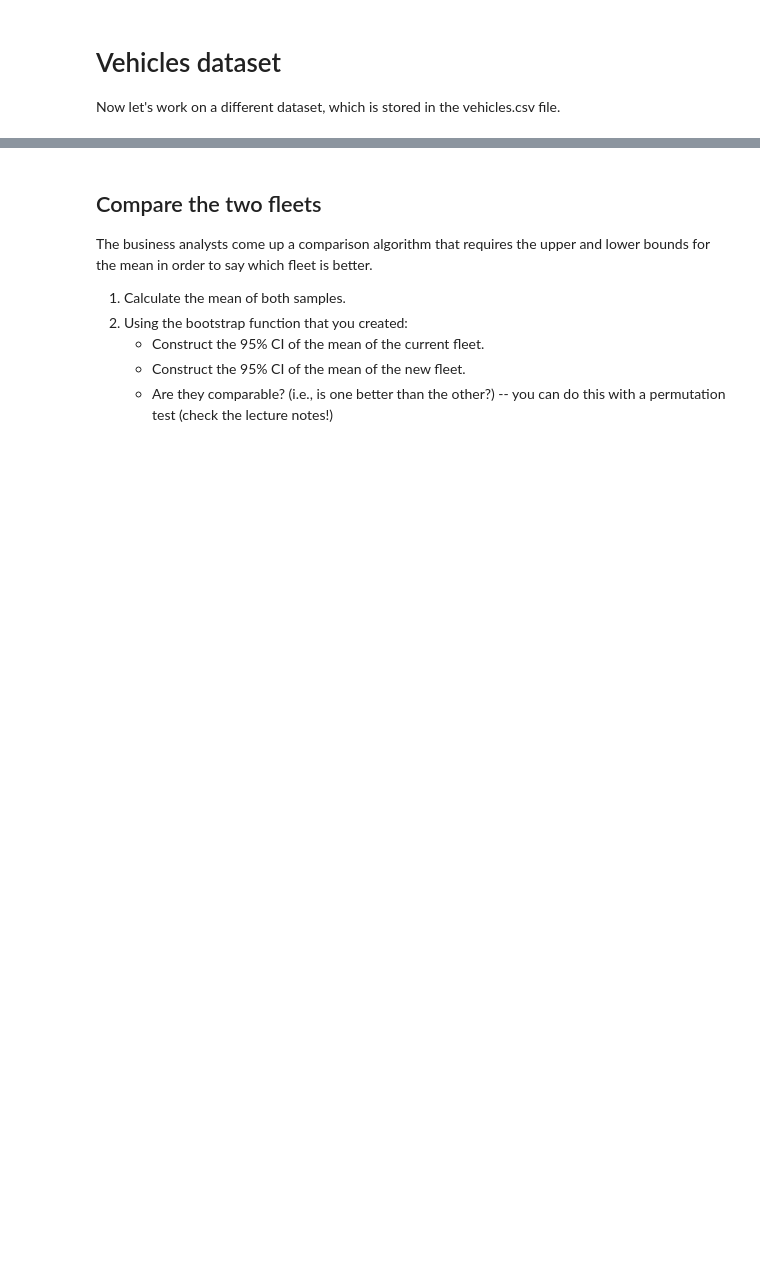
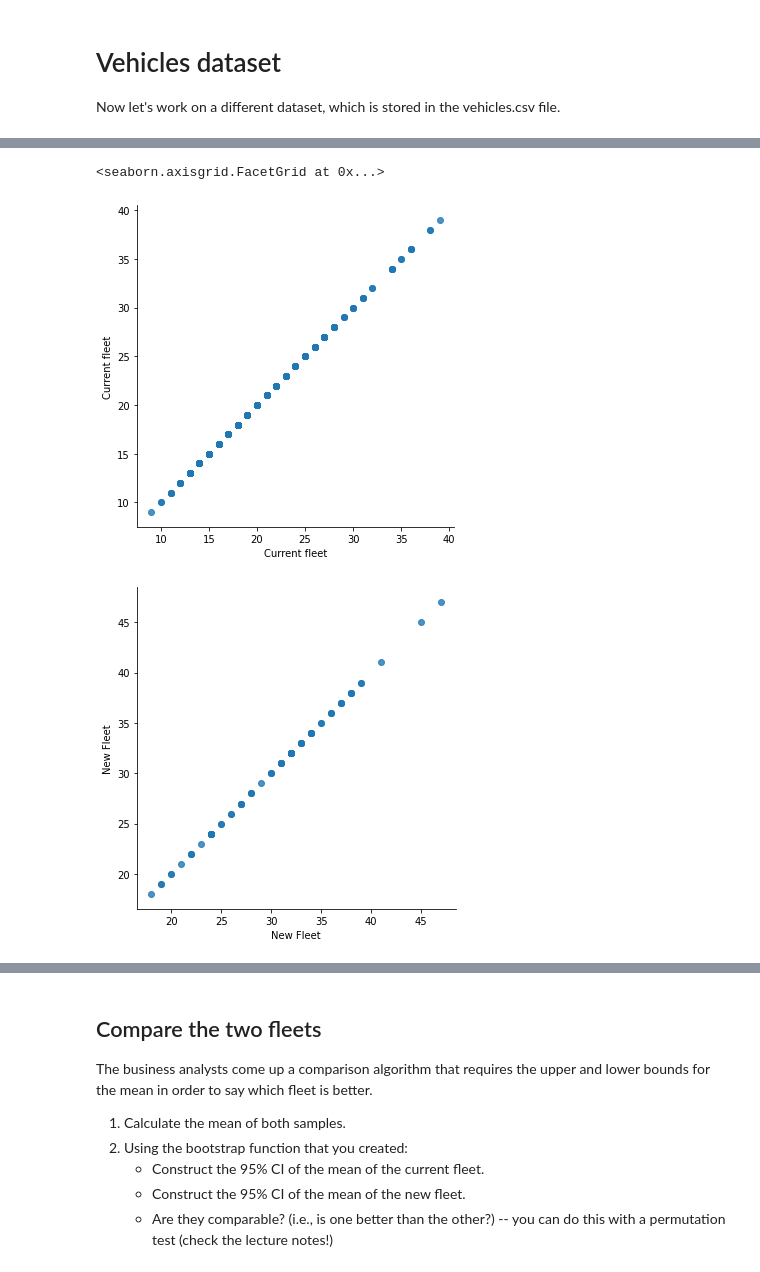
Before and after one commit to arunravi8595/Data-science-decision-making, a Jupyter notebook: Lab_2/bootstrap.ipynb, the cells around one changed output, grey strips where cells are left out. Cells and saved outputs as stored; diff of their text form; code cells hidden in the pictures; blank space fills up the shorter version.

```diff
--- a/Lab_2/bootstrap.ipynb
+++ b/Lab_2/bootstrap.ipynb
@@ -128,3 +128,8 @@ Now let's work on a different dataset, which is stored in the vehicles.csv file.
 # or plot them both in one plot (but not one against the other).
 # <---INSERT YOUR CODE HERE--->
 # Note: you can add more cells as needed to organise your code and your plots
+# %%
+df = pd.read_csv('https://raw.githubusercontent.com/albanda/CE888/master/lab2%20-%20bootstrap/vehicles.csv')
+data1 = df.values.T[0]
+data2 = df.values.T[1]
+print(df.columns)
@@ -130,0 +171,7 @@ Now let's work on a different dataset, which is stored in the vehicles.csv file.
+# %%
+sns.lmplot(df.columns[0], df.columns[0],data=df, fit_reg=False)
+sns.lmplot(df.columns[1], df.columns[1],data=df, fit_reg=False)
+# %% [output]
+<seaborn.axisgrid.FacetGrid at 0x...>
+[figure, added]
+[figure, added]
```
Also changed, not shown: parts of 4 cells of this notebook.
